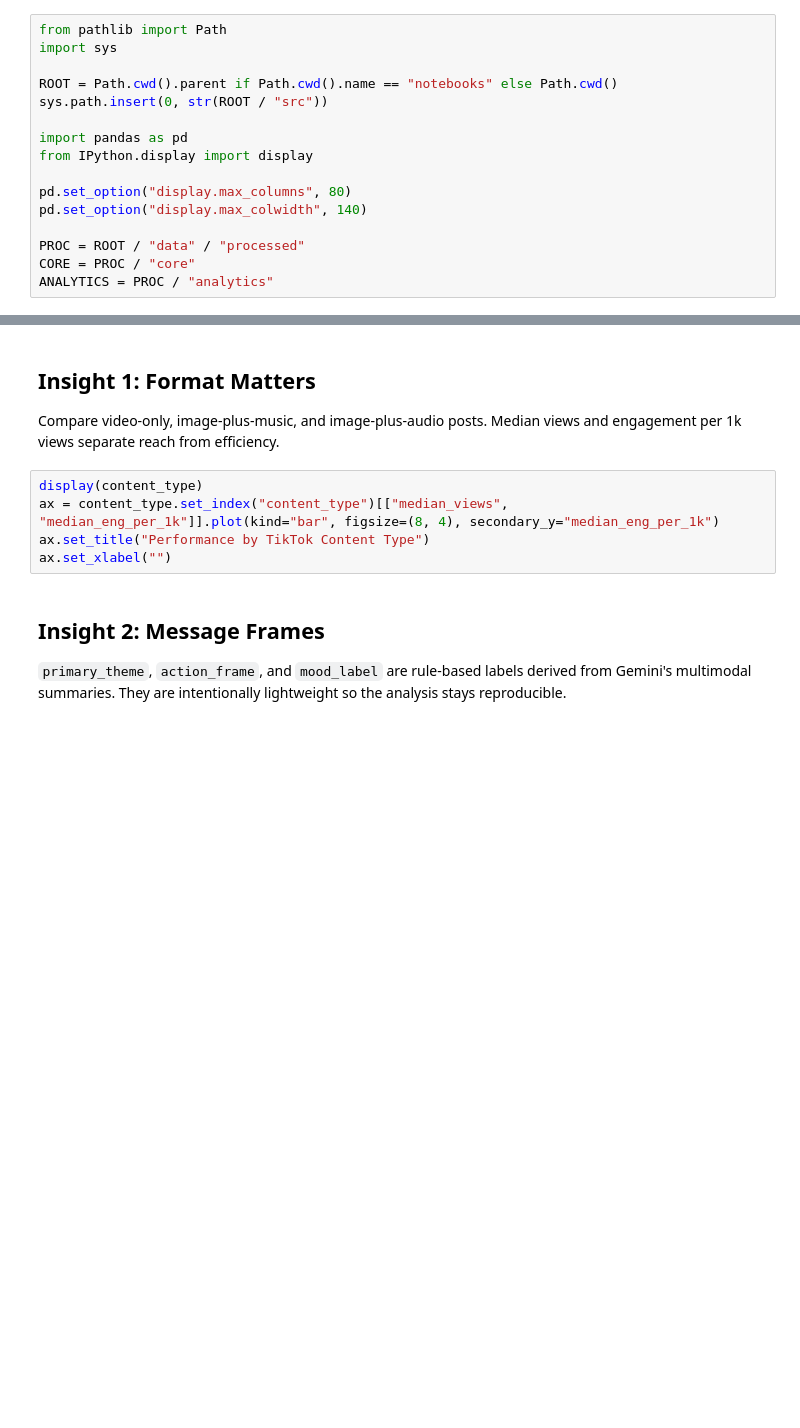
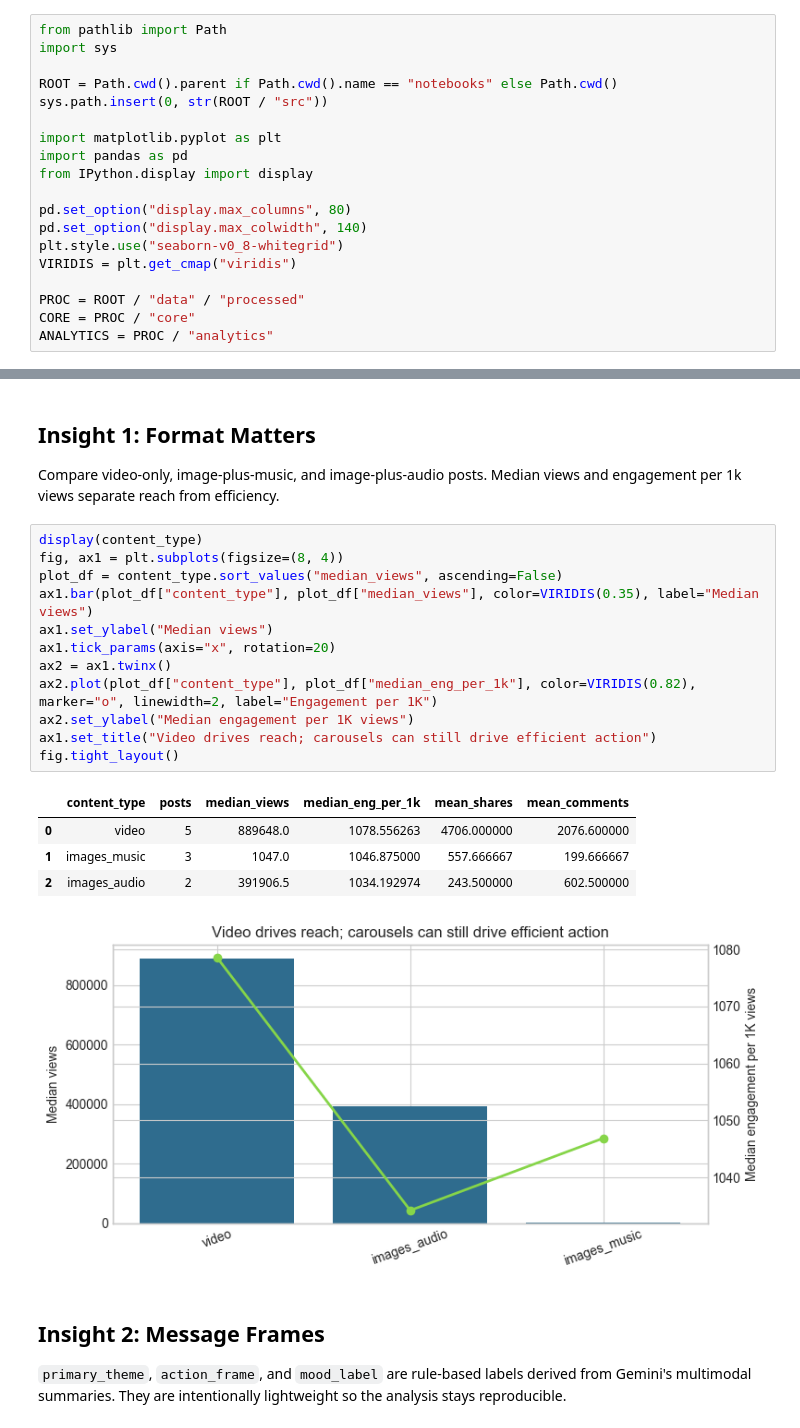
Before and after one commit to tuannm3812/tiktok-semantic, a Jupyter notebook: notebooks/01_competition_analysis.ipynb, the cells around one changed output, grey strips where cells are left out. Drawn from its saved outputs; the diff is of its cells as text; blank space fills up the shorter version.

Commit message:
feat: add sample deep-dive analytics and charts

```diff
--- a/notebooks/01_competition_analysis.ipynb
+++ b/notebooks/01_competition_analysis.ipynb
@@ -19,11 +19,14 @@ import sys
 ROOT = Path.cwd().parent if Path.cwd().name == "notebooks" else Path.cwd()
 sys.path.insert(0, str(ROOT / "src"))
 
+import matplotlib.pyplot as plt
 import pandas as pd
 from IPython.display import display
 
 pd.set_option("display.max_columns", 80)
 pd.set_option("display.max_colwidth", 140)
+plt.style.use("seaborn-v0_8-whitegrid")
+VIRIDIS = plt.get_cmap("viridis")
 
 PROC = ROOT / "data" / "processed"
 CORE = PROC / "core"
@@ -67,11 +109,24 @@ display(posts[[c for c in snapshot_cols if c in posts.columns]].sort_values("pla
 ## Insight 1: Format Matters
 
 Compare video-only, image-plus-music, and image-plus-audio posts. Median views and engagement per 1k views separate reach from efficiency.
-# %%
-display(content_type)
-ax = content_type.set_index("content_type")[["median_views", "median_eng_per_1k"]].plot(kind="bar", figsize=(8, 4), secondary_y="median_eng_per_1k")
-ax.set_title("Performance by TikTok Content Type")
-ax.set_xlabel("")
+# %%
+display(content_type)
+fig, ax1 = plt.subplots(figsize=(8, 4))
+plot_df = content_type.sort_values("median_views", ascending=False)
+ax1.bar(plot_df["content_type"], plot_df["median_views"], color=VIRIDIS(0.35), label="Median views")
+ax1.set_ylabel("Median views")
+ax1.tick_params(axis="x", rotation=20)
+ax2 = ax1.twinx()
+ax2.plot(plot_df["content_type"], plot_df["median_eng_per_1k"], color=VIRIDIS(0.82), marker="o", linewidth=2, label="Engagement per 1K")
+ax2.set_ylabel("Median engagement per 1K views")
+ax1.set_title("Video drives reach; carousels can still drive efficient action")
+fig.tight_layout()
+# %% [output]
+|  | content_type | posts | median_views | median_eng_per_1k | mean_shares | mean_comments |
+| 0 | video | 5 | 889648.0 | 1078.556263 | 4706.000000 | 2076.600000 |
+| 1 | images_music | 3 | 1047.0 | 1046.875000 | 557.666667 | 199.666667 |
+| 2 | images_audio | 2 | 391906.5 | 1034.192974 | 243.500000 | 602.500000 |
+[figure, added]
 # %% [markdown]
 ## Insight 2: Message Frames
 
```
Also changed, not shown: parts of 16 cells of this notebook, 5 other files.
